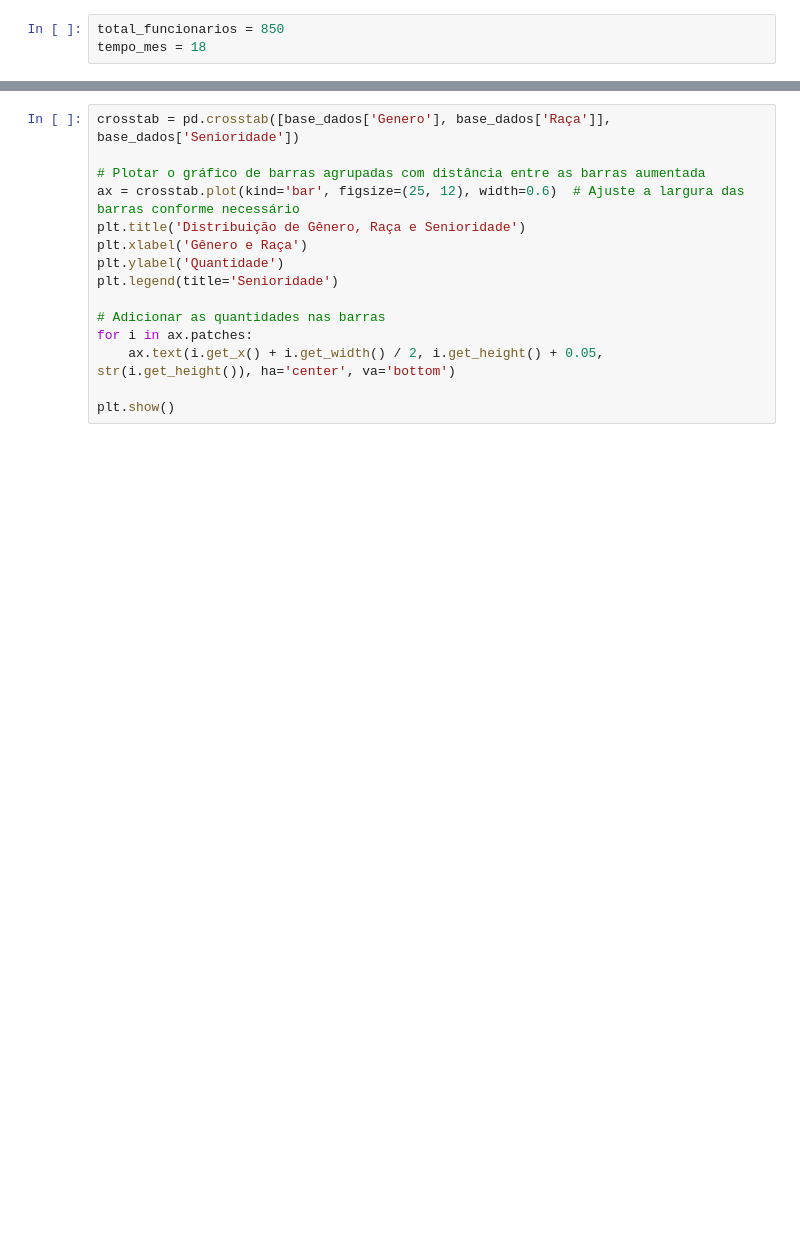
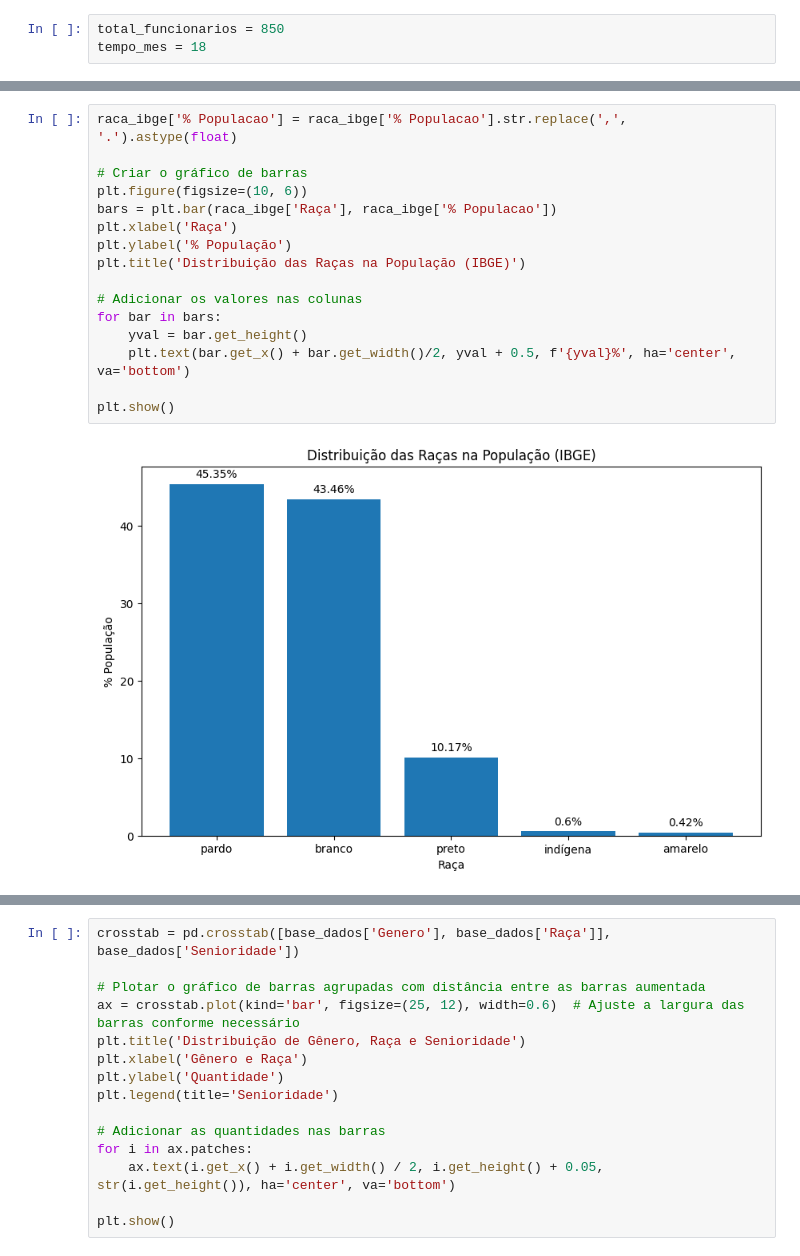
Before and after one commit to antoniosscd/Desafio_Hackathon_Ada, a Jupyter notebook: adahack-etl (1).ipynb, the cells around one changed output, grey strips where cells are left out. Drawn from its saved outputs; the diff is of its cells as text; blank space fills up the shorter version.

```diff
--- a/adahack-etl (1).ipynb
+++ b/adahack-etl (1).ipynb
@@ -945,0 +932,18 @@ plt.show()
+# %%
+raca_ibge['% Populacao'] = raca_ibge['% Populacao'].str.replace(',', '.').astype(float)
+
+# Criar o gráfico de barras
+plt.figure(figsize=(10, 6))
+bars = plt.bar(raca_ibge['Raça'], raca_ibge['% Populacao'])
+plt.xlabel('Raça')
+plt.ylabel('% População')
+plt.title('Distribuição das Raças na População (IBGE)')
+
+# Adicionar os valores nas colunas
+for bar in bars:
+    yval = bar.get_height()
+    plt.text(bar.get_x() + bar.get_width()/2, yval + 0.5, f'{yval}%', ha='center', va='bottom')
+
+plt.show()
+# %% [output]
+[figure, added]
```
Also changed, not shown: parts of 12 cells of this notebook, 1 other file.
